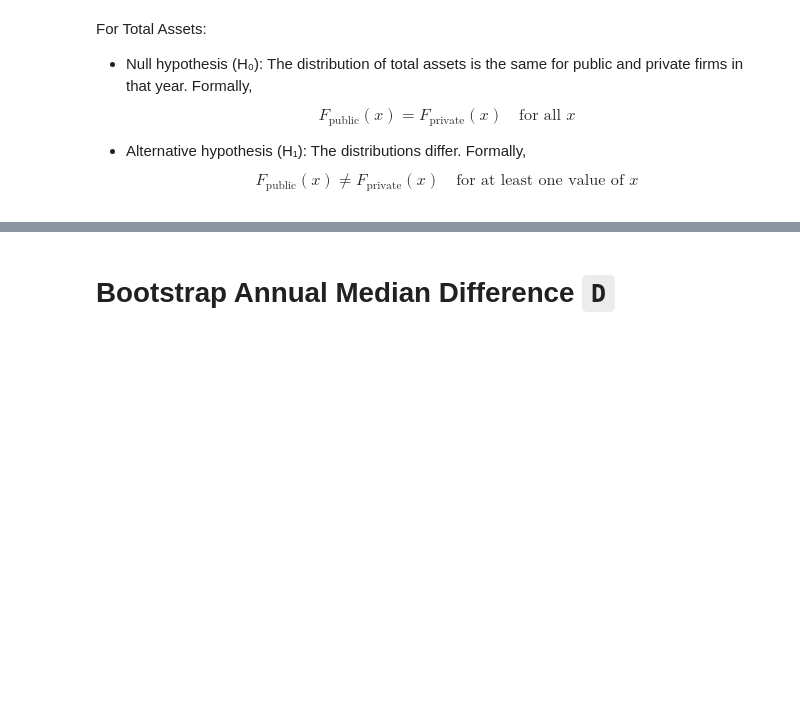
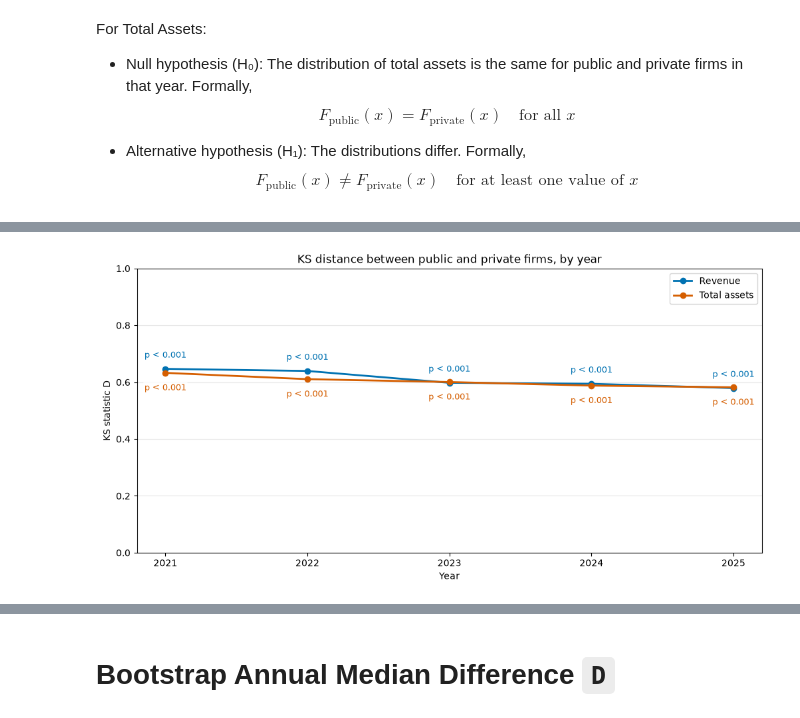
Before and after one commit to pbansal2026-sys/607_Group_Project, a Jupyter notebook: notebooks/Wrangle_&_Tests.ipynb, the cells around one changed output, grey strips where cells are left out. Drawn from its saved outputs; the diff is of its cells as text; code cells hidden in the pictures; blank space fills up the shorter version.

```diff
--- a/notebooks/Wrangle_&_Tests.ipynb
+++ b/notebooks/Wrangle_&_Tests.ipynb
@@ -377,0 +596,39 @@ Because the sample sizes are so unequal (about 479 public firms versus 23,000 to
+# %%
+styles = {
+    'Revenue':      {'colour': '#0072B2', 'offset': (0, 10),  'va': 'bottom'},
+    'Total assets': {'colour': '#D55E00', 'offset': (0, -12), 'va': 'top'},
+}
+
+fig, ax = plt.subplots(figsize=(10, 5), constrained_layout=True)
+
+for label, style in styles.items():
+    sub = ks_table[ks_table['Measure'] == label].sort_values('Year')
+    ax.plot(sub['Year'], sub['D'], marker='o', linewidth=2,
+            color=style['colour'], label=label)
+
+    for _, row in sub.iterrows():
+        p_text = "p < 0.001" if row['p_value'] < 0.001 else f"p = {row['p_value']:.3f}"
+        ax.annotate(
+            p_text,
+            (row['Year'], row['D']),
+            textcoords='offset points',
+            xytext=style['offset'],
+            ha='center',
+            va=style['va'],
+            fontsize=9,
+            color=style['colour'],
+            bbox=dict(boxstyle='round,pad=0.2', facecolor='white', edgecolor='none', alpha=0.8),
+        )
+
+ax.set_title("KS distance between public and private firms, by year")
+ax.set_xlabel("Year")
+ax.set_ylabel("KS statistic D")
+ax.set_xticks(sorted(ks_table['Year'].unique()))
+ax.set_ylim(0, 1)
+ax.grid(axis='y', alpha=0.3)
+ax.legend(loc='upper right')
+
+plt.savefig("../outputs/figures/ks_statistic_by_year.png", dpi=300, bbox_inches="tight")
+plt.show()
+# %% [output]
+[figure, added]
```
Also changed, not shown: parts of 30 cells of this notebook, 9 other files.
